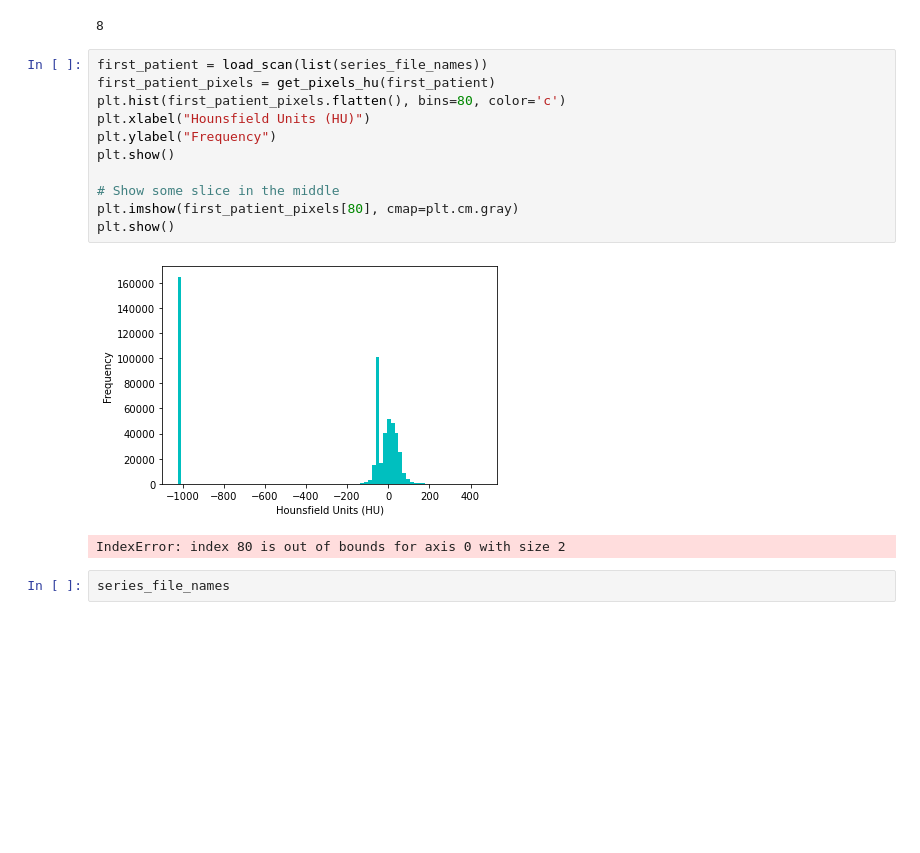
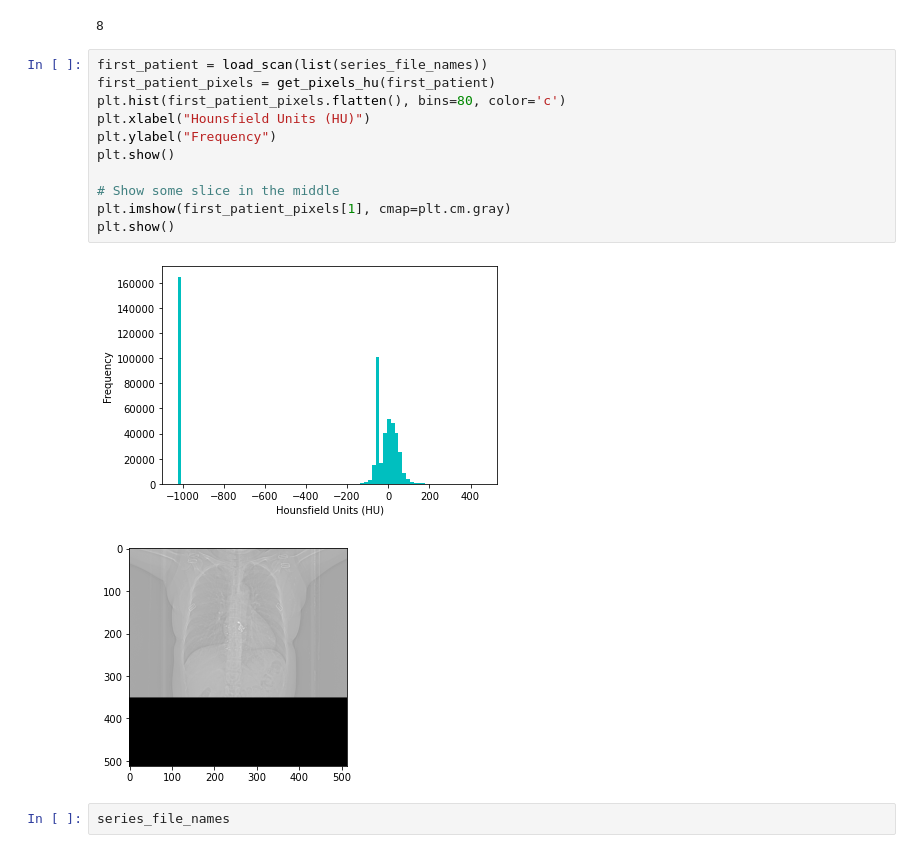
Before and after one commit to wyh196646/AI_Lung_nodule, a Jupyter notebook: data_processing/test.ipynb, the cells around one changed output. Cells and saved outputs as stored; diff of their text form; blank space fills up the shorter version.

```diff
--- a/data_processing/test.ipynb
+++ b/data_processing/test.ipynb
@@ -68,17 +68,17 @@ series_file_names = sitk.ImageSeriesReader.GetGDCMSeriesFileNames(file_path, ser
 # %%
 first_patient = load_scan(list(series_file_names))
 first_patient_pixels = get_pixels_hu(first_patient)
 plt.hist(first_patient_pixels.flatten(), bins=80, color='c')
 plt.xlabel("Hounsfield Units (HU)")
 plt.ylabel("Frequency")
 plt.show()
 
 # Show some slice in the middle
-plt.imshow(first_patient_pixels[80], cmap=plt.cm.gray)
+plt.imshow(first_patient_pixels[1], cmap=plt.cm.gray)
 plt.show()
 # %% [output]
 [figure]
-IndexError: index 80 is out of bounds for axis 0 with size 2
+[figure, added]
 # %%
 series_file_names
 # %% [output]
```
